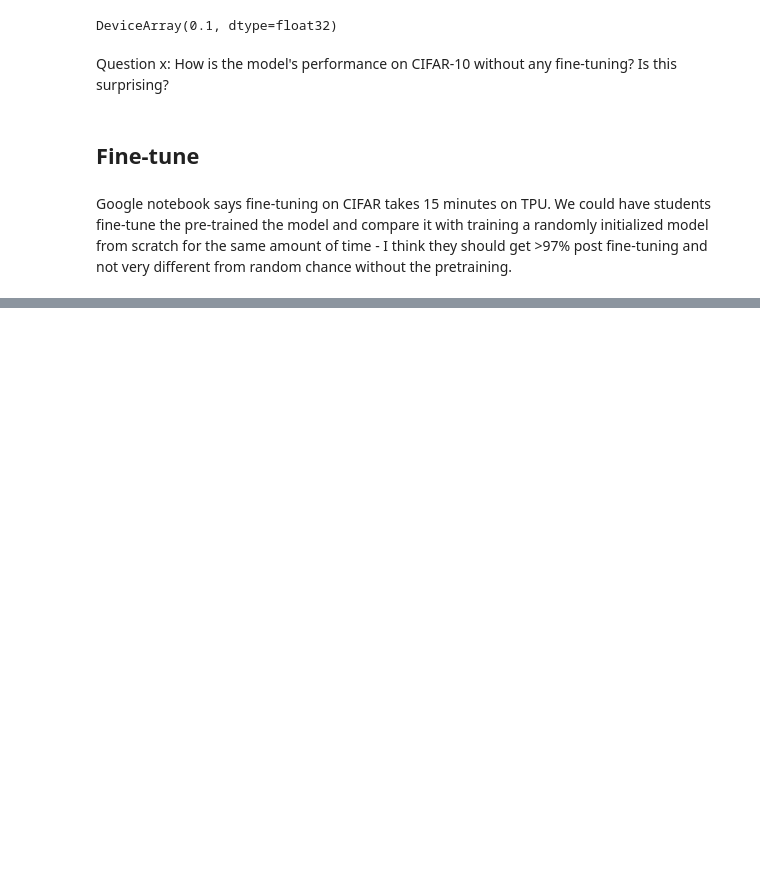
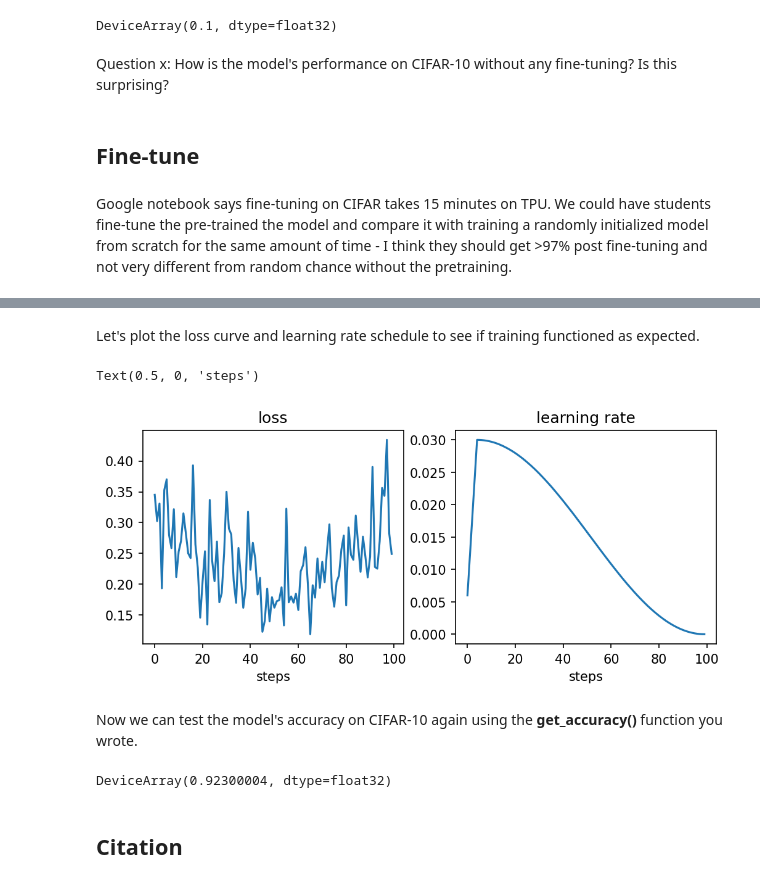
Before and after one commit to rsha256/ViT, a Jupyter notebook: vit_homework.ipynb, the cells around one changed output, grey strips where cells are left out. Cells and saved outputs as stored; diff of their text form; code cells hidden in the pictures; blank space fills up the shorter version.

Commit message:
training loop works now needs cleanup

```diff
--- a/vit_homework.ipynb
+++ b/vit_homework.ipynb
@@ -176,0 +250,57 @@ Google notebook says fine-tuning on CIFAR takes 15 minutes on TPU. We could have
+# %%
+lr_fn = create_cosine_lr_schedule(total_steps, base_lr, warmup_steps)
+# We use a momentum optimizer that uses half precision for state to save
+# memory. It als implements the gradient clipping.
+tx = optax.chain(
+    optax.clip_by_global_norm(grad_norm_clip),
+    optax.sgd(
+        learning_rate=lr_fn,
+        momentum=0.9,
+        accumulator_dtype='bfloat16',
+    ),
+)
+update_fn_repl = make_update_fn(
+    apply_fn=model.apply, accum_steps=accum_steps, tx=tx)
+opt_state = tx.init(params)
+opt_state_repl = flax.jax_utils.replicate(opt_state)
+# %%
+losses = []
+lrs = []
+# Completes in ~20 min on the TPU runtime.
+# NOTE: I'm confused as this took < 1 min on my GPU (RTX A6000). Maybe my GPU is 20 times faster than a TPU from a few years ago?!
+# TODO: Someone else should test how fast this is on their machine/on Colab.
+
+train_np_loader = NumpyLoader(cifar10_train, batch_size=batch_size, num_workers=0)
+
+for step, batch in tqdm(zip(
+    np.arange(1, total_steps + 1),
+    train_np_loader,
+)):
+  batch = (batch[0].reshape(1, batch_size, 224, 224, 3), one_hot(batch[1].squeeze(), 10).reshape(1,batch_size,-1))
+  params_repl, opt_state_repl, loss_repl, update_rng_repl = update_fn_repl(
+      params_repl, opt_state_repl, batch, update_rng_repl)
+  losses.append(loss_repl[0])
+  lrs.append(lr_fn(step))
+# %% [markdown]
+Let's plot the loss curve and learning rate schedule to see if training functioned as expected.
+# %%
+fig = plt.figure(dpi=150, figsize=(8, 3))
+plt.subplot(121)
+plt.plot(losses)
+plt.title("loss")
+plt.xlabel("steps")
+plt.subplot(122)
+plt.plot(lrs)
+plt.title("learning rate")
+plt.xlabel("steps")
+# %% [output]
+Text(0.5, 0, 'steps')
+[figure, added]
+# %% [markdown]
+Now we can test the model's accuracy on CIFAR-10 again using the **get_accuracy()** function you wrote.
+# %%
+get_accuracy(params_repl, test_loader)
+# %% [output]
+DeviceArray(0.92300004, dtype=float32)
+# %% [markdown]
+## Citation
```
Also changed, not shown: parts of 7 cells of this notebook, 1 other file.
